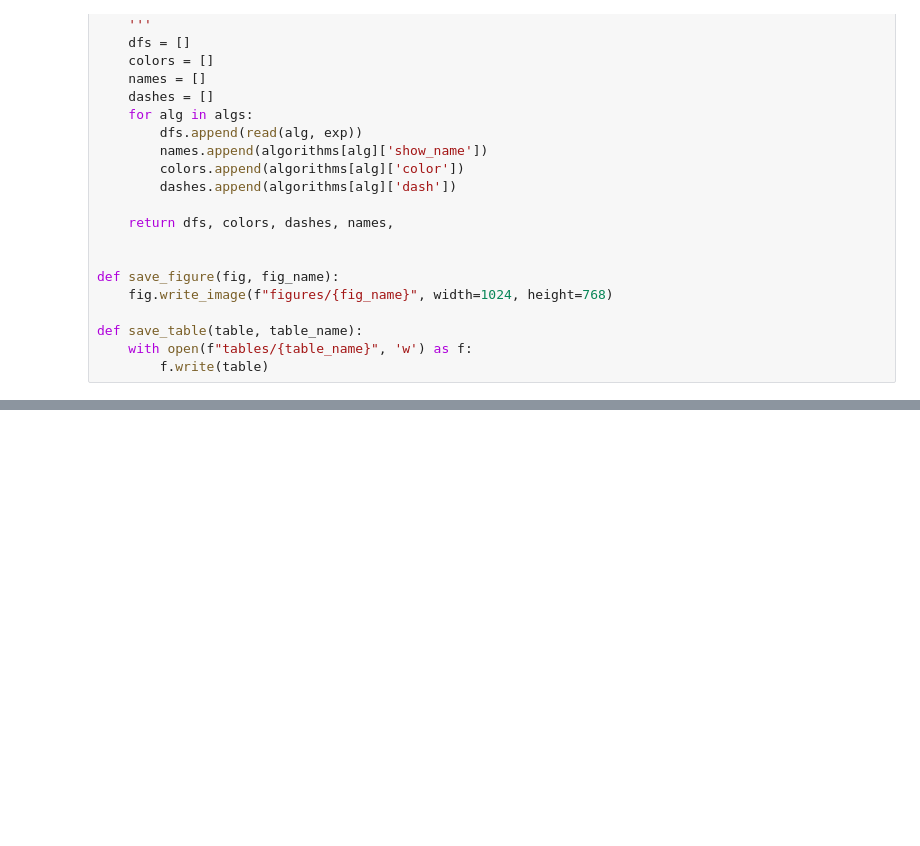
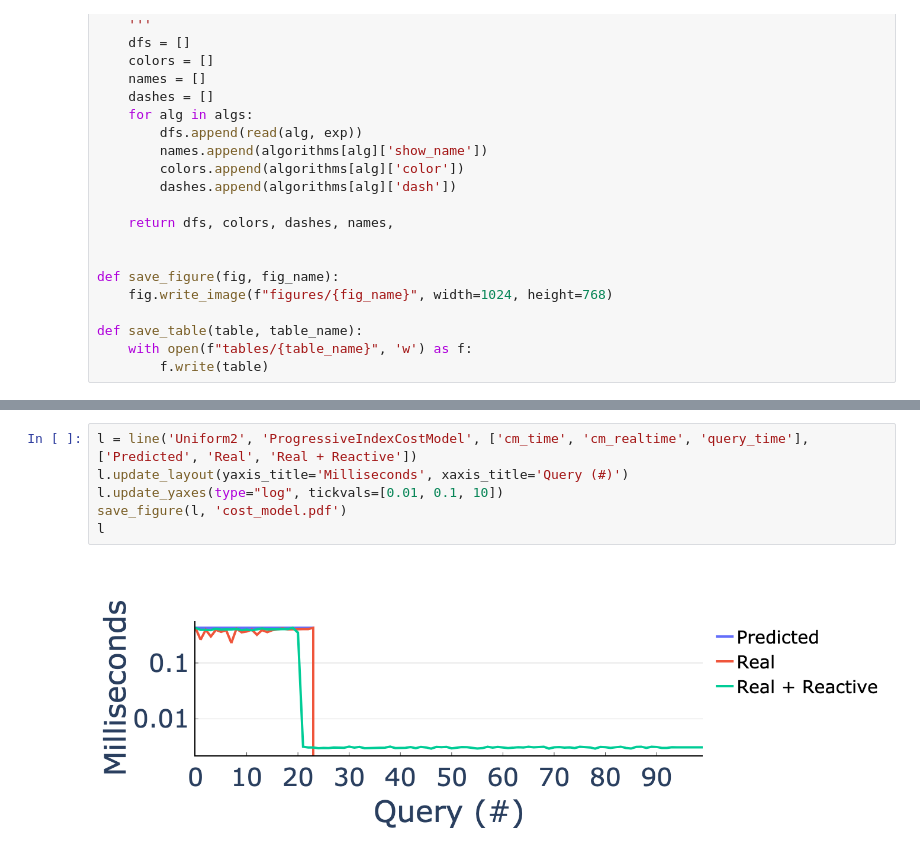
Before and after one commit to pdet/MultidimensionalAdaptiveIndexing, a Jupyter notebook: experiments/cost_model/plots.ipynb, the cells around one changed output, grey strips where cells are left out. Cells and saved outputs as stored; diff of their text form; blank space fills up the shorter version.

```diff
--- a/experiments/cost_model/plots.ipynb
+++ b/experiments/cost_model/plots.ipynb
@@ -875,0 +186,8 @@ a
+# %%
+l = line('Uniform2', 'ProgressiveIndexCostModel', ['cm_time', 'cm_realtime', 'query_time'], ['Predicted', 'Real', 'Real + Reactive'])
+l.update_layout(yaxis_title='Milliseconds', xaxis_title='Query (#)')
+l.update_yaxes(type="log", tickvals=[0.01, 0.1, 10])
+save_figure(l, 'cost_model.pdf')
+l
+# %% [output]
+[figure, added]
```
Also changed, not shown: parts of 18 cells of this notebook.
